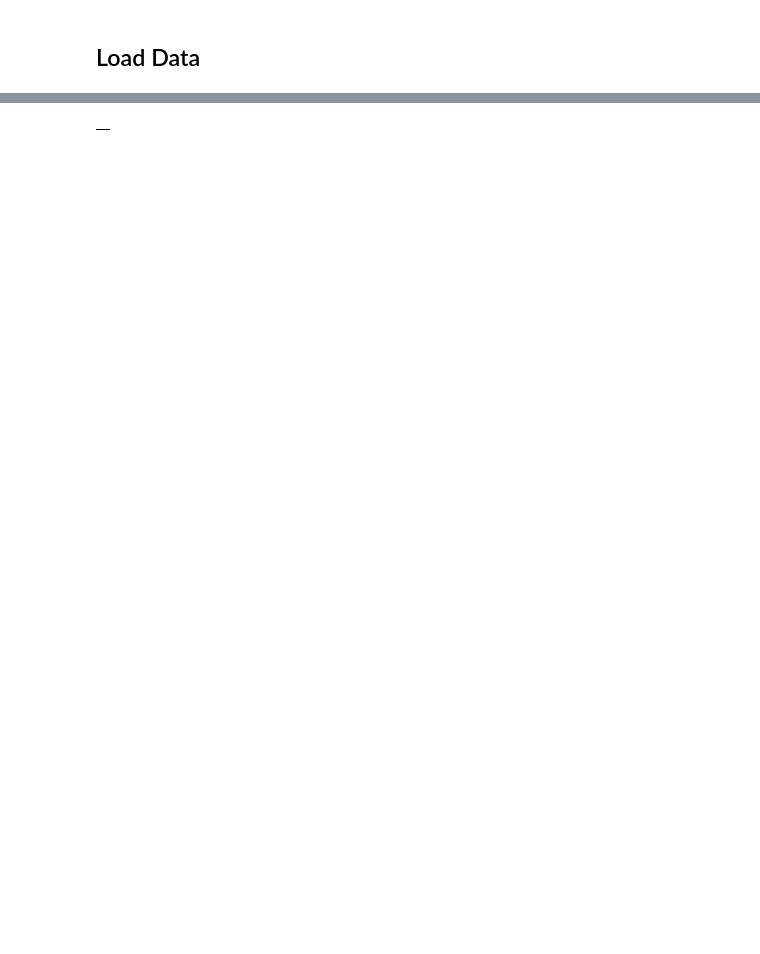
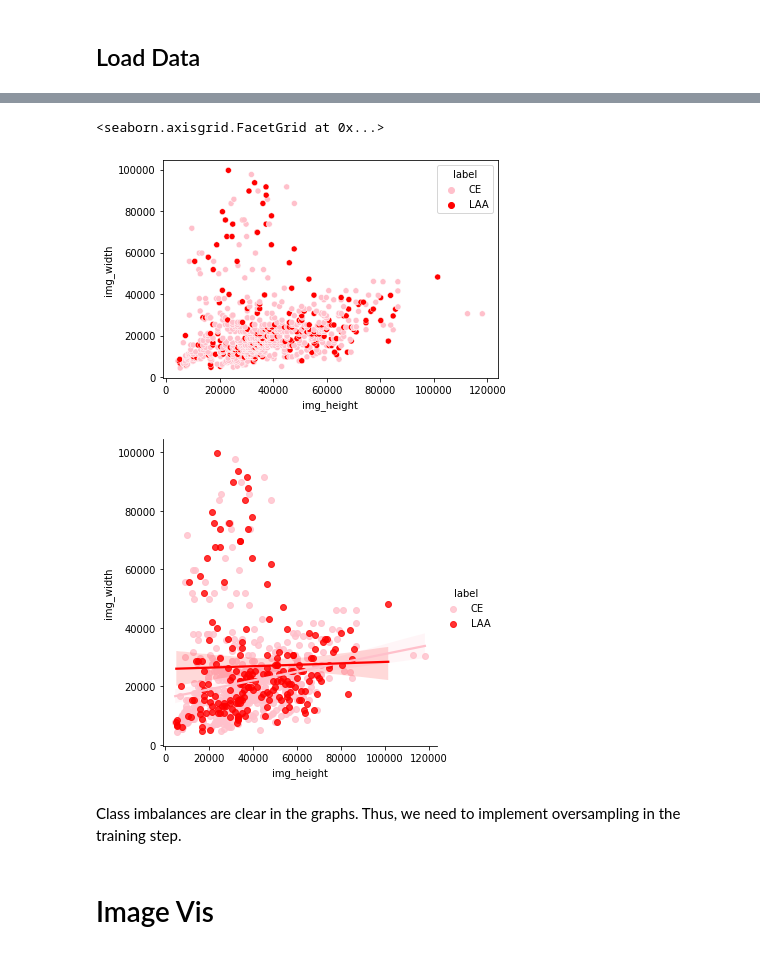
Before and after one commit to aadyar882/Mayo-Clinic-Strip-AI, a Jupyter notebook: mcs-ai.ipynb, the cells around one changed output, grey strips where cells are left out. Cells and saved outputs as stored; diff of their text form; code cells hidden in the pictures; blank space fills up the shorter version.

Commit message:
Kaggle Notebook | MCS AI | Version 3

```diff
--- a/mcs-ai.ipynb
+++ b/mcs-ai.ipynb
@@ -31,3 +32,11 @@ for dirname, _, filenames in os.walk('/kaggle/input'):
 # You can also write temporary files to /kaggle/temp/, but they won't be saved outside of the current session
 # %% [markdown]
 ## Load Data
+# %%
+df_train = pd.read_csv("../input/mayo-clinic-strip-ai/train.csv")
+display(df_train.head())
+colors = ['#ffc0cb','#ff0000']
+fig = df_train[["label"]].value_counts().plot.pie(autopct='%1.1f%%',
+                                                  ylabel="clot type",
+                                                  colors = colors,
+                                                  shadow = True)
@@ -33,0 +51,19 @@ for dirname, _, filenames in os.walk('/kaggle/input'):
+# %%
+DATASET_FOLDER = "../input/mayo-clinic-strip-ai"
+df_train = pd.read_csv("../input/mayo-clinic-strip-ai/train.csv")
+
+
+Image.MAX_IMAGE_PIXELS = 5_000_000_000
+
+sizes = []
+for name in tqdm(df_train["image_id"]):
+    img = Image.open(os.path.join(DATASET_FOLDER, "train", f"{name}.tif"))
+    sizes.append({"img_height": img.height, "img_width": img.width})
+
+df_sizes = pd.DataFrame(sizes)
+for col in df_sizes.columns:
+    df_train[col] = df_sizes[col]
+
+df_train["pixels"] = df_train["img_width"] * df_train["img_height"]
+df_train.sort_values("pixels", inplace=True)
+display(df_train.head())
@@ -34 +77,20 @@ for dirname, _, filenames in os.walk('/kaggle/input'):
+# %%
+import seaborn as sns
+sns.scatterplot(x=df_train['img_height'],
+                y=df_train['img_width'],
+                hue=df_train['label'],
+                palette=colors)
+sns.lmplot(x="img_height",
+           y="img_width",
+           hue="label",
+           data=df_train,
+           palette=colors)
+# %% [output]
+<seaborn.axisgrid.FacetGrid at 0x...>
+[figure, added]
+[figure, added]
+# %% [markdown]
+Class imbalances are clear in the graphs. Thus, we need to implement oversampling in the training step.
+# %% [markdown]
+# Image Vis
 # %%
@@ -42,20 +102,0 @@ img_to_lbl
-# %%
-from glob import glob
-from collections import defaultdict
-Image.MAX_IMAGE_PIXELS = None
-train_images = glob("/kaggle/input/mayo-clinic-strip-ai/train/*")
-
-
-img_features = defaultdict(list)
-
-for img_path in train_images:
-    img = Image.open(img_path)
-    img_features['image_id'].append(img_path[-12:-4])
-    img_features['width'].append(img.size[0])
-    img_features['height'].append(img.size[1])
-    img_features['img_path'].append(img_path)
-
-img_data = pd.DataFrame(img_features)
-img_data.head()
-# %% [output]
-|  |
```
Also changed, not shown: parts of 20 cells of this notebook.
